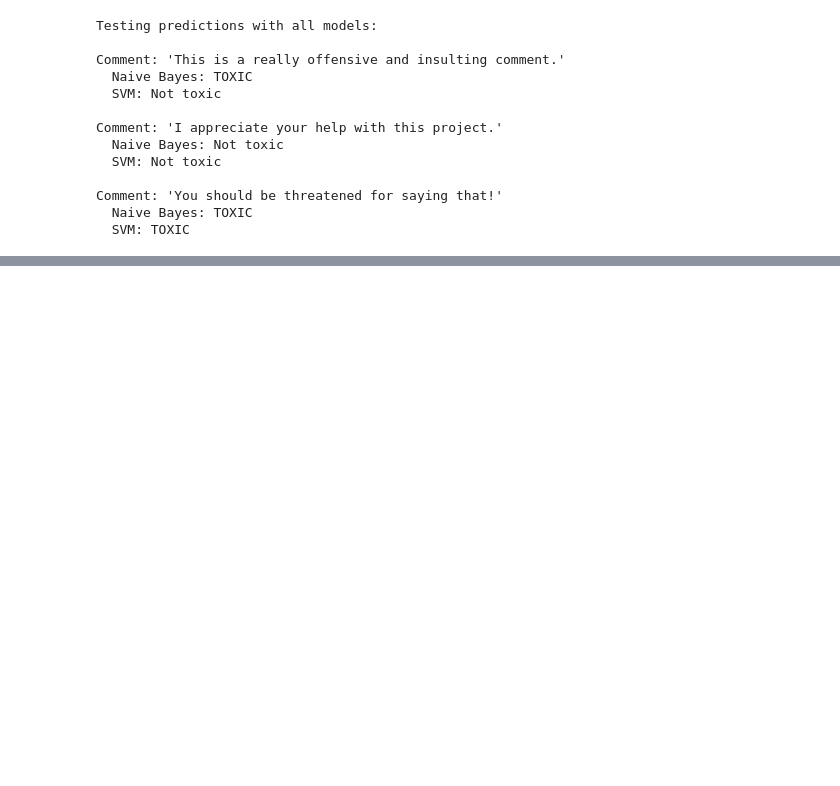
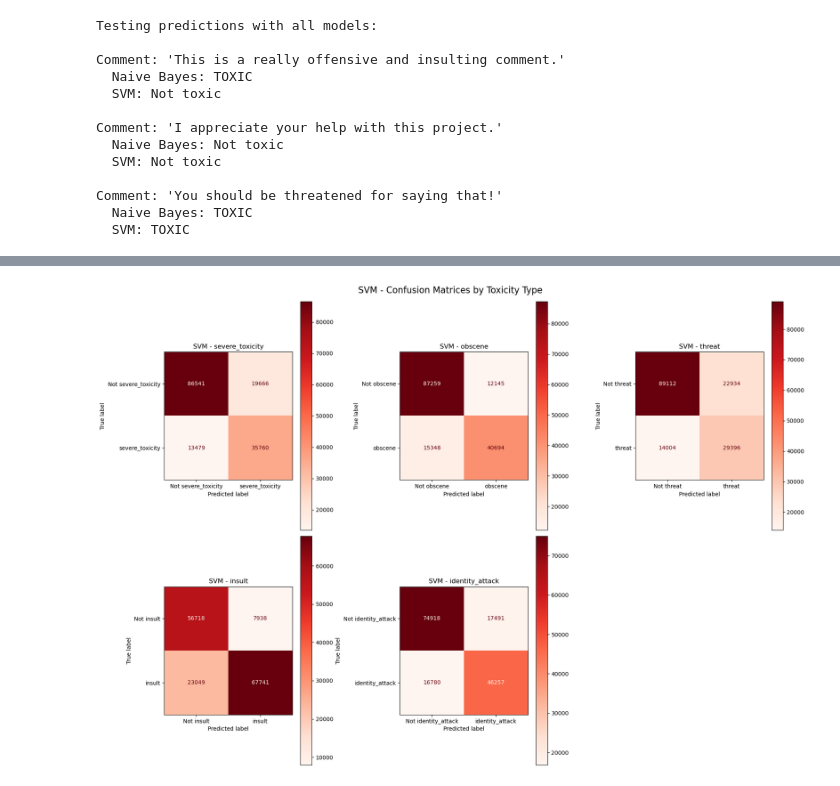
Before and after one commit to mkmkdope/text_classification, a Jupyter notebook: NaiveBayes_SVM.ipynb, the cells around one changed output, grey strips where cells are left out. Saved outputs shown, nothing was run; the diff lists cells and outputs as text; code cells hidden in the pictures; blank space fills up the shorter version.

```diff
--- a/NaiveBayes_SVM.ipynb
+++ b/NaiveBayes_SVM.ipynb
@@ -792,0 +539,93 @@ obscene_bin:
+# %%
+if 'SVM' in results:
+    svm_result = results['SVM']
+    y_pred = svm_result['y_pred']
+
+    # Create confusion matrices for each class
+    n_classes = len(target_labels)
+    fig, axes = plt.subplots(2, 3, figsize=(18, 12))
+    axes = axes.ravel()
+
+    for class_idx, label in enumerate(target_labels):
+        # Calculate confusion matrix
+        cm = confusion_matrix(y_test.iloc[:, class_idx], y_pred[:, class_idx])
+
+        # Display confusion matrix
+        disp = ConfusionMatrixDisplay(confusion_matrix=cm,
+                                     display_labels=[f'Not {label}', label])
+        disp.plot(ax=axes[class_idx], cmap='Reds', values_format='d')
+        axes[class_idx].set_title(f'SVM - {label}')
+
+    # Remove any empty subplots
+    for i in range(n_classes, len(axes)):
+        fig.delaxes(axes[i])
+
+    plt.tight_layout()
+    plt.suptitle('SVM - Confusion Matrices by Toxicity Type', fontsize=16, y=1.02)
+    plt.show()
+
+    # Create label co-occurrence heatmap
+    plt.figure(figsize=(10, 8))
+
+    # Calculate co-occurrence matrix
+    co_occurrence = y_test.T.dot(y_test)
+
+    # Create heatmap
+    sns.heatmap(co_occurrence, annot=True, fmt='d', cmap='YlOrRd',
+                xticklabels=target_labels, yticklabels=target_labels)
+    plt.title('Label Co-occurrence Heatmap')
+    plt.xticks(rotation=45, ha='right')
+    plt.tight_layout()
+    plt.show()
+
+    # Check if we have probability estimates for PR curves
+    has_proba = 'y_pred_proba' in svm_result and svm_result['y_pred_proba'] is not None
+
+    if has_proba:
+        # Create Precision-Recall curves for each class
+        plt.figure(figsize=(10, 8))
+
+        for class_idx, label in enumerate(target_labels):
+            precision, recall, _ = precision_recall_curve(
+                y_test.iloc[:, class_idx],
+                svm_result['y_pred_proba'][:, class_idx]
+            )
+
+            # Calculate AUC
+            pr_auc = auc(recall, precision)
+
+            plt.plot(recall, precision, lw=2, label=f'{label} (AUC = {pr_auc:.2f})')
+
+        plt.xlabel('Recall')
+        plt.ylabel('Precision')
+        plt.title('Precision-Recall Curves by Toxicity Type')
+        plt.legend(loc='best')
+        plt.grid(True)
+        plt.tight_layout()
+        plt.show()
+    else:
+        print("Note: Probability estimates not available for SVM. Skipping PR curves.")
+
+    # Create aggregate confusion matrix (toxic vs non-toxic)
+    plt.figure(figsize=(8, 6))
+
+    # Create binary labels: 1 if any toxicity, 0 otherwise
+    y_test_toxic = (y_test.sum(axis=1) > 0).astype(int)
+    y_pred_toxic = (y_pred.sum(axis=1) > 0).astype(int)
+
+    # Calculate aggregate confusion matrix
+    agg_cm = confusion_matrix(y_test_toxic, y_pred_toxic)
+
+    # Display aggregate confusion matrix
+    disp = ConfusionMatrixDisplay(confusion_matrix=agg_cm,
+                                 display_labels=['Not Toxic', 'Toxic'])
+    disp.plot(cmap='Reds', values_format='d')
+    plt.title('SVM - Aggregate (Toxic vs Non-Toxic)')
+
+    plt.tight_layout()
+    plt.show()
+
+else:
+    print("SVM model not found in results")
+# %% [output]
+[figure, added]
```
Also changed, not shown: parts of 15 cells of this notebook.
